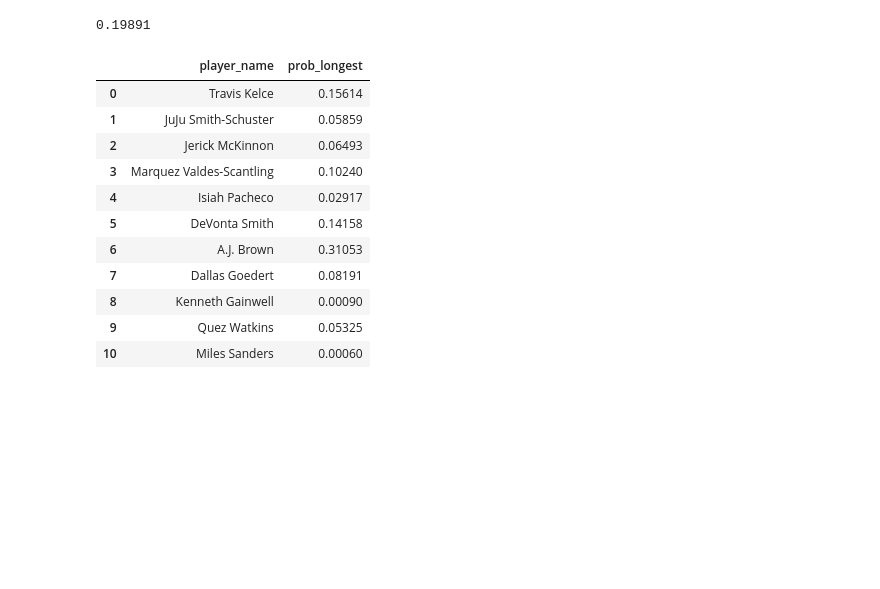
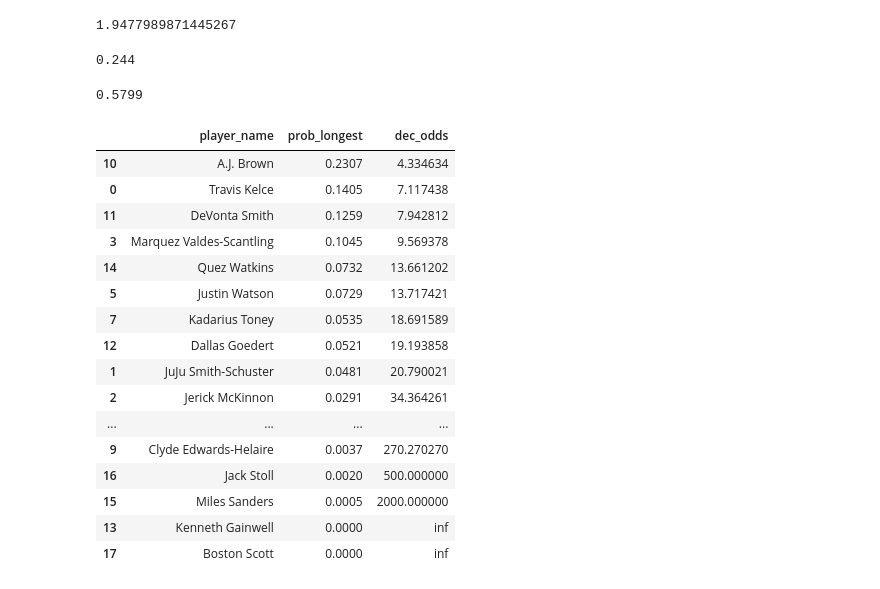
Before and after one commit to masonyahrFD/super_bowl_props, a Jupyter notebook: markets/longest_reception.ipynb, the cells around one changed output. Saved outputs shown, nothing was run; the diff lists cells and outputs as text; code cells hidden in the pictures; blank space fills up the shorter version.

Commit message:
updating longest rec

```diff
--- a/markets/longest_reception.ipynb
+++ b/markets/longest_reception.ipynb
@@ -145,7 +164,7 @@ select *
 from analyst_dev.nfl_prop_charts
 where prop_name in ('pass_yards', 'pass_attempts', 'pass_completions', 'rec')
 '''
-#prop_charts = pd.read_sql(prop_charts_qry, red_conn)
+prop_charts = pd.read_sql(prop_charts_qry, red_conn)
 # %%
 game_qry = '''
 select
@@ -249,0 +655,4 @@ corr_mat = proj\
+# %%
+rec_dist = sb_plrs_dict["A.J. Brown"]["rec_dist"].make_pmf()
+plt.bar(rec_dist.index, rec_dist)
+plt.title("A.J. Brown Receptions Distribution")
@@ -282,12 +761,13 @@ def add_distributions(plr):
 
 sb_plrs = [add_distributions(plr) for plr in sb_plrs]
 # %%
+# compute cholesky decomp
 variables = [x["var_name"] for x in sb_plrs]
 
 c = nearestPD(corr_mat.loc[variables, variables])
 L = np.linalg.cholesky(c)
 
-s_samples = 100_000
+s_samples = 10_000
 uncorrelated = np.random.standard_normal((len(variables), s_samples))
 correlated = np.dot(L, uncorrelated)
 
@@ -297,21 +777,38 @@ cdf = [norm.cdf(zi) for zi in z]
 sim_results = []
 i = 0
 for i in tqdm(range(len(sb_plrs))):
+
+    # get player position
+    pos = sb_plrs[i]["position"]
+    # get distribution of reception numbers for player
     rec_dist = sb_plrs[i]["rec_dist"]
-    rec = np.array([rec_dist[rec_dist["cdf"] <= c]["x"].max() for c in cdf[i]])
+    #rec = np.array([rec_dist[rec_dist["cdf"] <= c]["x"].max() for c in cdf[i]])
+    rec = np.array([rec_dist[rec_dist["cdf"] >= c]["x"].min() for c in cdf[i]])
     rec[np.isnan(rec)] = 0
     rec = rec.astype(int)
 
+    # get lognormal parameters for yards per reception
     rec_yrd_param = sb_plrs[i]["rec_lognorm_params"]
     rec_yrds_dist = lognorm(*rec_yrd_param)
 
-    def get_max_yrds(x):
+
+    def get_max_yrds(x, pos):
         if x > 0:
-            return rec_yrds_dist.rvs(x).max()
+
+            # for each reception, flip coin to see if it should be positive
+            is_pos = bernoulli(p_pos[pos]).rvs(x)
+
+            # count up how many receptions are positive yards
+            n_is_pos = np.sum(is_pos)
+            if n_is_pos > 0:
+                max_rec = int(rec_yrds_dist.rvs(n_is_pos).max())
+                return np.min([max_rec, 99])
+            else:
+                return 0
         else:
             return 0
 
-    max_rec_yrds = [get_max_yrds(x) for x in rec]
+    max_rec_yrds = [get_max_yrds(x, pos) for x in rec]
 
     sim_results.append(max_rec_yrds)
 
@@ -319,32 +833,46 @@ sim_results = np.vstack(sim_results).T
+# %%
+1/(np.sum(sims_df_phi < 37.5)/s_samples)
+# %% [output]
+1.9477989871445267
 # %%
 def any_60(x):
-    return (x.max() > 60).astype(int)
+    return (x.max() >= 60).astype(int)
 
 np.apply_along_axis(any_60, 1, sim_results).mean()
 # %% [output]
-0.19891
+0.244
+# %%
+np.sum(sims_df["Dallas Goedert"] > 18.5)/s_samples
+# %% [output]
+0.5799
 # %%
 def is_longest(x):
     out = np.zeros(len(x))
     y = np.where(x == np.max(x))[0][0]
     out[y] = 1
     return out
 
 prob_longest = np.apply_along_axis(np.mean, 0, np.apply_along_axis(is_longest, 1, sim_results))
 pd.DataFrame({
     "player_name": [x["player_name"] for x in sb_plrs],
-    "prob_longest": prob_longest
-})
+    "prob_longest": prob_longest,
+    "dec_odds": 1/prob_longest
+}).sort_values("prob_longest",ascending=False)
 # %% [output]
-|  | player_name | prob_longest |
-| 0 | Travis Kelce | 0.15614 |
-| 1 | JuJu Smith-Schuster | 0.05859 |
-| 2 | Jerick McKinnon | 0.06493 |
-| 3 | Marquez Valdes-Scantling | 0.10240 |
-| 4 | Isiah Pacheco | 0.02917 |
-| 5 | DeVonta Smith | 0.14158 |
-| 6 | A.J. Brown | 0.31053 |
-| 7 | Dallas Goedert | 0.08191 |
-| 8 | Kenneth Gainwell | 0.00090 |
-| 9 | Quez Watkins | 0.05325 |
-| 10 | Miles Sanders | 0.00060 |
+|  | player_name | prob_longest | dec_odds |
+| 10 | A.J. Brown | 0.2307 | 4.334634 |
+| 0 | Travis Kelce | 0.1405 | 7.117438 |
+| 11 | DeVonta Smith | 0.1259 | 7.942812 |
+| 3 | Marquez Valdes-Scantling | 0.1045 | 9.569378 |
+| 14 | Quez Watkins | 0.0732 | 13.661202 |
+| 5 | Justin Watson | 0.0729 | 13.717421 |
+| 7 | Kadarius Toney | 0.0535 | 18.691589 |
+| 12 | Dallas Goedert | 0.0521 | 19.193858 |
+| 1 | JuJu Smith-Schuster | 0.0481 | 20.790021 |
+| 2 | Jerick McKinnon | 0.0291 | 34.364261 |
+| ... | ... | ... | ... |
+| 9 | Clyde Edwards-Helaire | 0.0037 | 270.270270 |
+| 16 | Jack Stoll | 0.0020 | 500.000000 |
+| 15 | Miles Sanders | 0.0005 | 2000.000000 |
+| 13 | Kenneth Gainwell | 0.0000 | inf |
+| 17 | Boston Scott | 0.0000 | inf |
```
Also changed, not shown: parts of 32 cells of this notebook, 4 other files.
